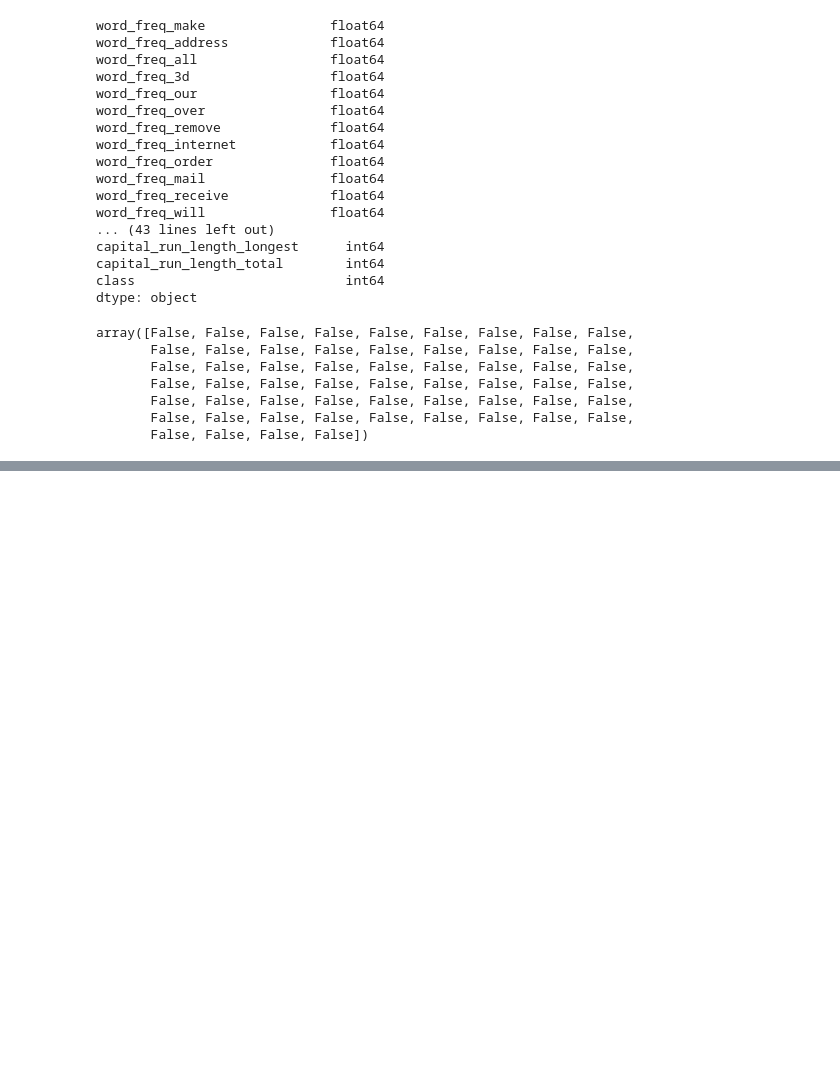
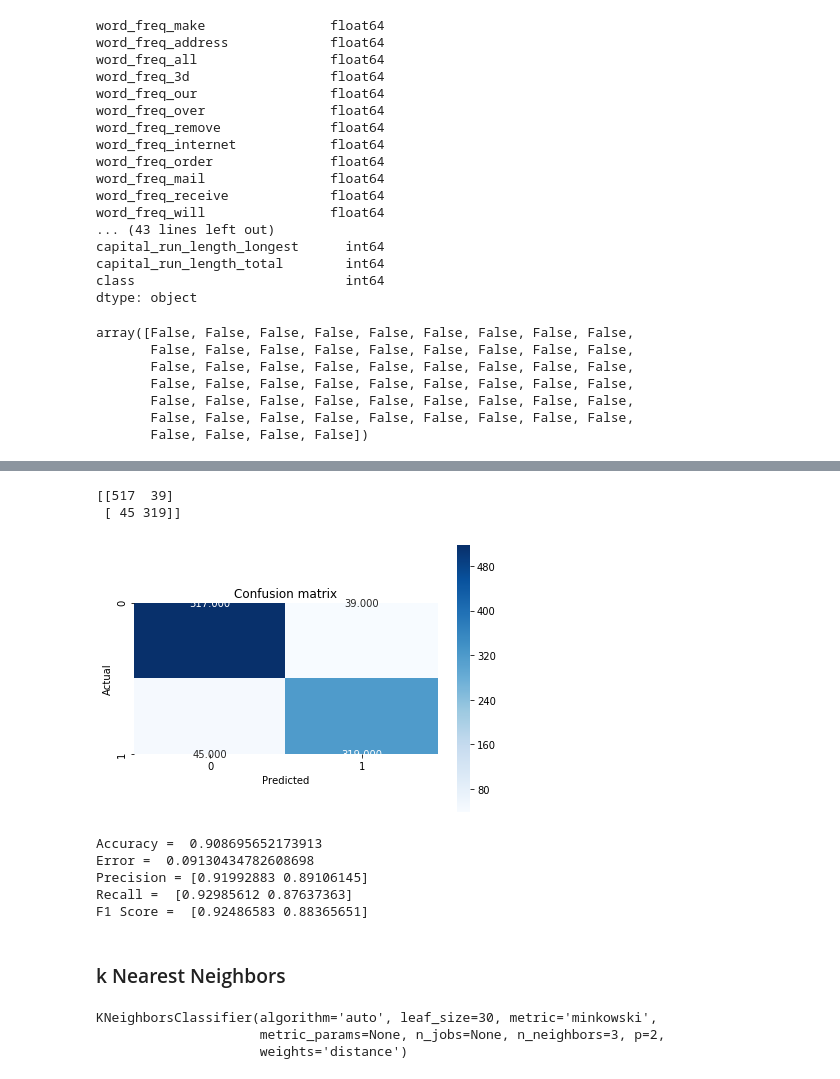
Before and after one commit to samujjwaal/Spam-Email-Classifier, a Jupyter notebook: CS418-FinalProject.ipynb, the cells around one changed output, grey strips where cells are left out. Drawn from its saved outputs; the diff is of its cells as text; code cells hidden in the pictures; blank space fills up the shorter version.

Commit message:
Classification done. Clustering remaining

```diff
--- a/CS418-FinalProject.ipynb
+++ b/CS418-FinalProject.ipynb
@@ -87,0 +82,3 @@ plt.hist(original_data.iloc[:,[0]], bins = 6)
+# %%
+#creating validation set
+x_train, x_val, y_train, y_val = train_test_split(x_train,y_train,test_size=0.25, random_state=0)
@@ -87,0 +105,8 @@ plt.hist(original_data.iloc[:,[0]], bins = 6)
+# %%
+#standardizing datasets for classification
+scaler = StandardScaler()
+scaler.fit(x_train)
+x_train_scaled = scaler.transform(x_train)
+x_train_scaled = pd.DataFrame(x_train_scaled)
+x_val_scaled = scaler.transform(x_val)
+x_val_scaled = pd.DataFrame(x_val_scaled)
@@ -87,0 +115,3 @@ plt.hist(original_data.iloc[:,[0]], bins = 6)
+# %%
+classifier = DecisionTreeClassifier(criterion = "entropy", random_state = 0)
+classifier.fit(x_train_scaled,y_train)
@@ -87,0 +148,36 @@ plt.hist(original_data.iloc[:,[0]], bins = 6)
+# %%
+y_pred = classifier.predict(x_val_scaled)
+# %%
+conf_matrix = metrics.confusion_matrix(y_val,y_pred)
+sns.heatmap(conf_matrix, annot = True, fmt = ".3f", square = True, cmap = plt.cm.Blues)
+plt.ylabel('Actual')
+plt.xlabel('Predicted')
+plt.title('Confusion matrix')
+plt.tight_layout()
+print(conf_matrix)
+# %% [output]
+[[517  39]
+ [ 45 319]]
+[figure, added]
+# %%
+accuracy = metrics.accuracy_score(y_val,y_pred)
+error = 1 - accuracy
+precision = metrics.precision_score(y_val, y_pred, average = None)
+recall = metrics.recall_score(y_val, y_pred, average = None)
+F1_score = metrics.f1_score(y_val, y_pred, average = None)
+print("Accuracy = ",accuracy, "\nError = ",error, "\nPrecision =",precision,"\nRecall = ", recall,"\nF1 Score = ", F1_score)
+# %% [output]
+Accuracy =  0.908695652173913
+Error =  0.09130434782608698
+Precision = [0.91992883 0.89106145]
+Recall =  [0.92985612 0.87637363]
+F1 Score =  [0.92486583 0.88365651]
+# %% [markdown]
+### k Nearest Neighbors
+# %%
+classifier = KNeighborsClassifier(n_neighbors = 3, weights='distance')
+classifier.fit(x_train_scaled,y_train)
+# %% [output]
+KNeighborsClassifier(algorithm='auto', leaf_size=30, metric='minkowski',
+                     metric_params=None, n_jobs=None, n_neighbors=3, p=2,
+                     weights='distance')
```
Also changed, not shown: parts of 36 cells of this notebook.
